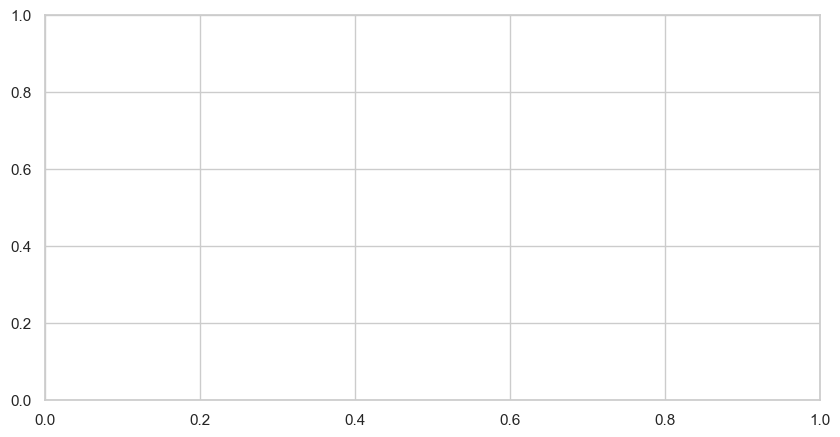
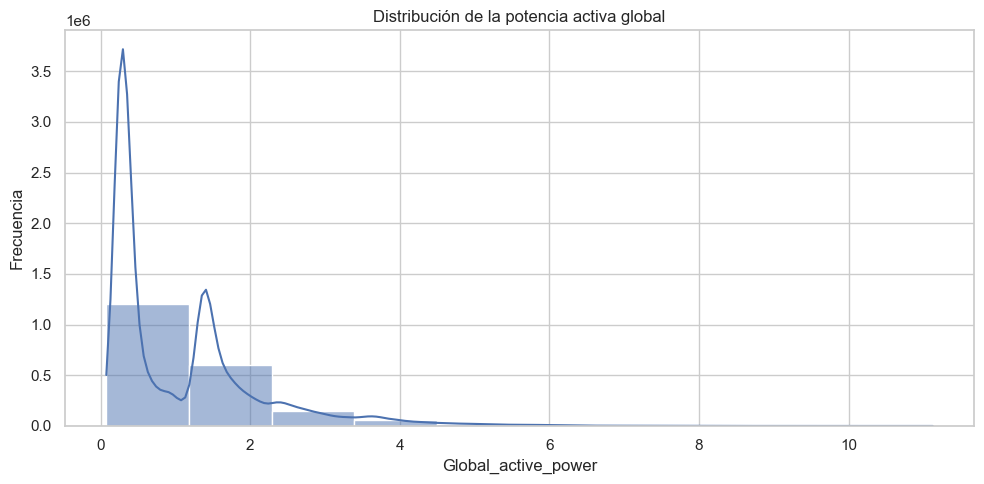
Unified diff of the notebook cell whose output changed from the first chart to the second:
--- before
+++ after
@@ -2,5 +2,5 @@
 
 plt.figure(figsize=(10, 5))
-sns.histplot(df[gap_col].dropna(), bins=100, kde=True)
+sns.histplot(df[gap_col].dropna(), bins=10, kde=True)
 plt.xlabel(gap_col)
 plt.ylabel("Frecuencia")

Commit: Refactor data ingestion and cleaning process in Jupyter notebooks